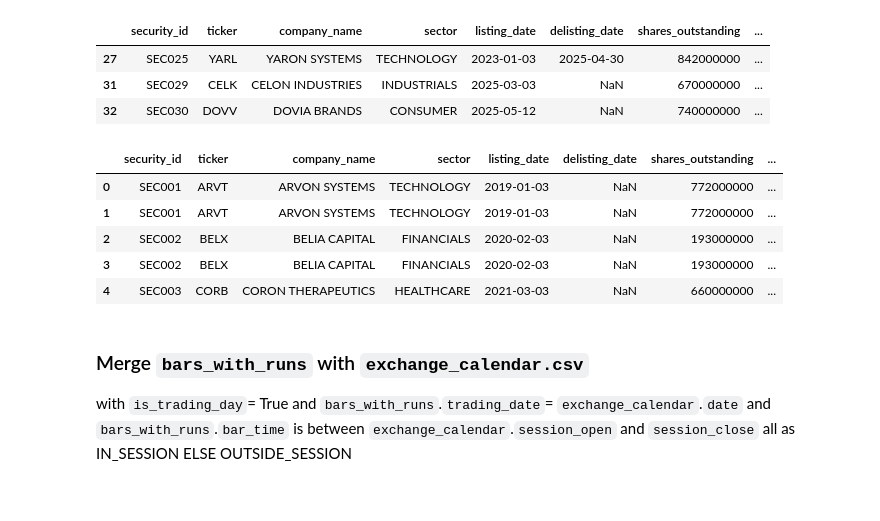
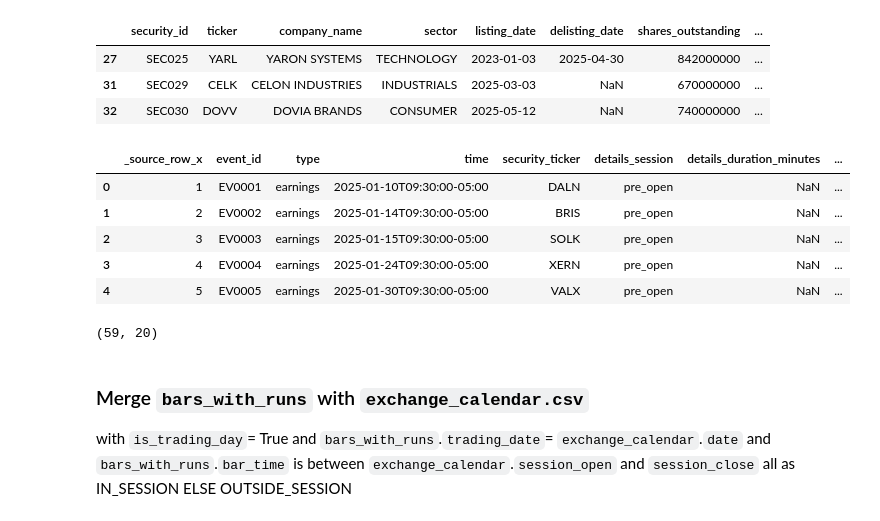
Before and after one commit to SondosMahmoud-5/data-engineering-project, a Jupyter notebook: Project/EDA_V2 copy.ipynb, the cells around one changed output. Saved outputs shown, nothing was run; the diff lists cells and outputs as text; code cells hidden in the pictures.

Commit message:
Events merge with symbols

```diff
--- a/Project/EDA_V2 copy.ipynb
+++ b/Project/EDA_V2 copy.ipynb
@@ -1210,13 +1210,13 @@ Symbols_History_merged_V2[Symbols_History_merged_V2["security_id"].isin(["SEC017
 # %%
-m = Symbols_History_merged_V2.merge(
-    events_clean, left_on="ticker", right_on="security_ticker", how="left")
+m = events_clean.merge(
+    Symbols_History_merged_V2, left_on="security_ticker", right_on="ticker", how="left")
 
 # keep rows where the event fits the period, OR where there's no event at all
 valid = ((m["time_local"] >= m["valid_from"]) & (m["time_local"] < m["valid_to"])) \
         | m["event_id"].isna()
 
-symbols_with_events = m[valid]
-print(len(events_clean), len(symbols_with_events))
+events_with_symbols = m[valid]
+print(len(events_clean), len(events_with_symbols))
 # %% [output]
 62 59
 # %%
@@ -1241,13 +1241,17 @@ lost_mask = ~events_clean["event_id"].isin(symbols_with_events["event_id"])
 all_rejects.append(make_rejects(events_clean, lost_mask, "UNKNOWN_SYMBOL", "events.json"))
 # %%
-symbols_with_events.head()
+events_with_symbols.head()
 # %% [output]
-|  | security_id | ticker | company_name | sector | listing_date | delisting_date | shares_outstanding | ... |
-| 0 | SEC001 | ARVT | ARVON SYSTEMS | TECHNOLOGY | 2019-01-03 | NaN | 772000000 | ... |
-| 1 | SEC001 | ARVT | ARVON SYSTEMS | TECHNOLOGY | 2019-01-03 | NaN | 772000000 | ... |
-| 2 | SEC002 | BELX | BELIA CAPITAL | FINANCIALS | 2020-02-03 | NaN | 193000000 | ... |
-| 3 | SEC002 | BELX | BELIA CAPITAL | FINANCIALS | 2020-02-03 | NaN | 193000000 | ... |
-| 4 | SEC003 | CORB | CORON THERAPEUTICS | HEALTHCARE | 2021-03-03 | NaN | 660000000 | ... |
+|  | _source_row_x | event_id | type | time | security_ticker | details_session | details_duration_minutes | ... |
+| 0 | 1 | EV0001 | earnings | 2025-01-10T09:30:00-05:00 | DALN | pre_open | NaN | ... |
+| 1 | 2 | EV0002 | earnings | 2025-01-14T09:30:00-05:00 | BRIS | pre_open | NaN | ... |
+| 2 | 3 | EV0003 | earnings | 2025-01-15T09:30:00-05:00 | SOLK | pre_open | NaN | ... |
+| 3 | 4 | EV0004 | earnings | 2025-01-24T09:30:00-05:00 | XERN | pre_open | NaN | ... |
+| 4 | 5 | EV0005 | earnings | 2025-01-30T09:30:00-05:00 | VALX | pre_open | NaN | ... |
+# %%
+events_with_symbols.shape
+# %% [output]
+(59, 20)
 # %% [markdown]
 ### Merge `bars_with_runs` with `exchange_calendar.csv`
 
```
Also changed, not shown: parts of 3 cells of this notebook.
